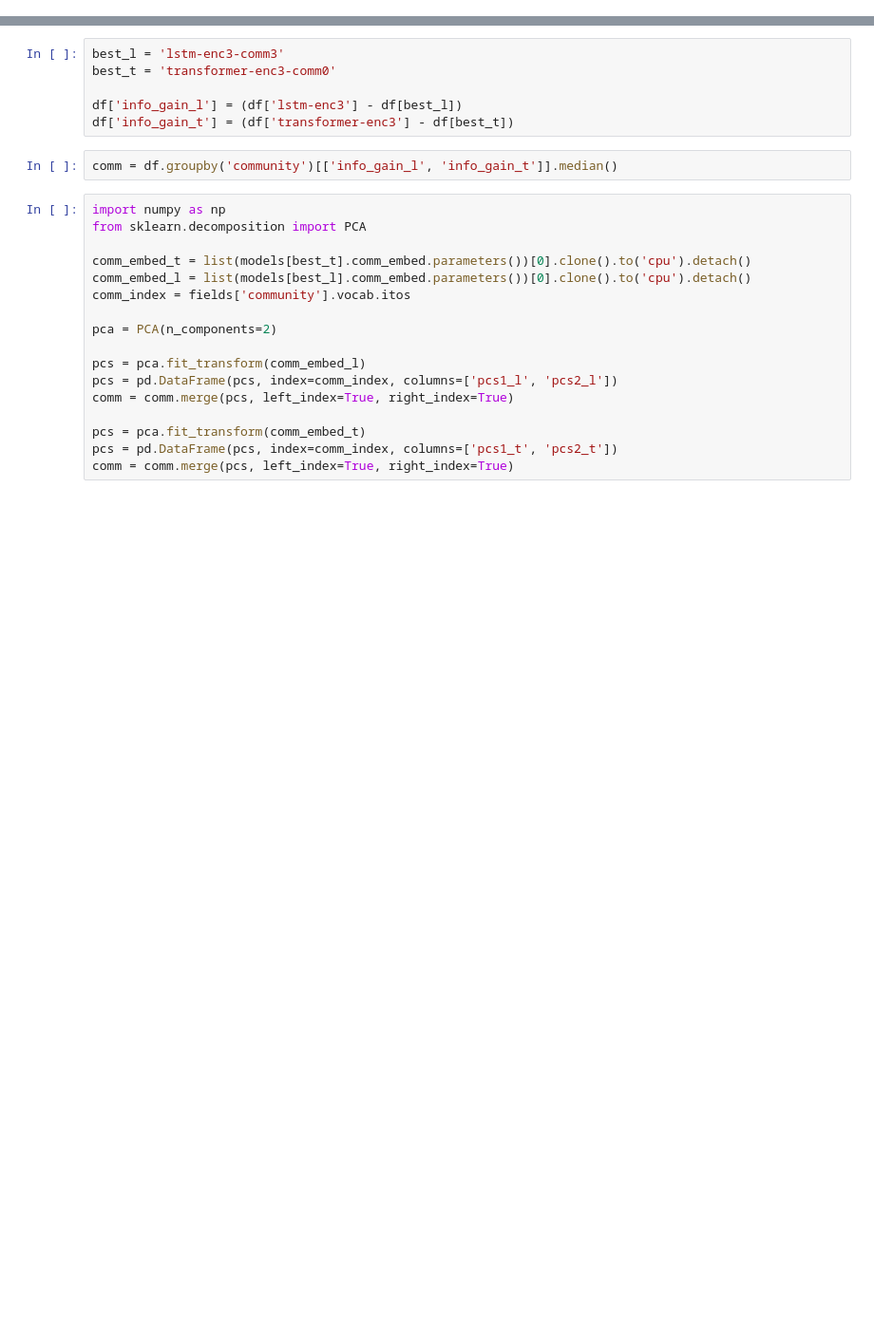
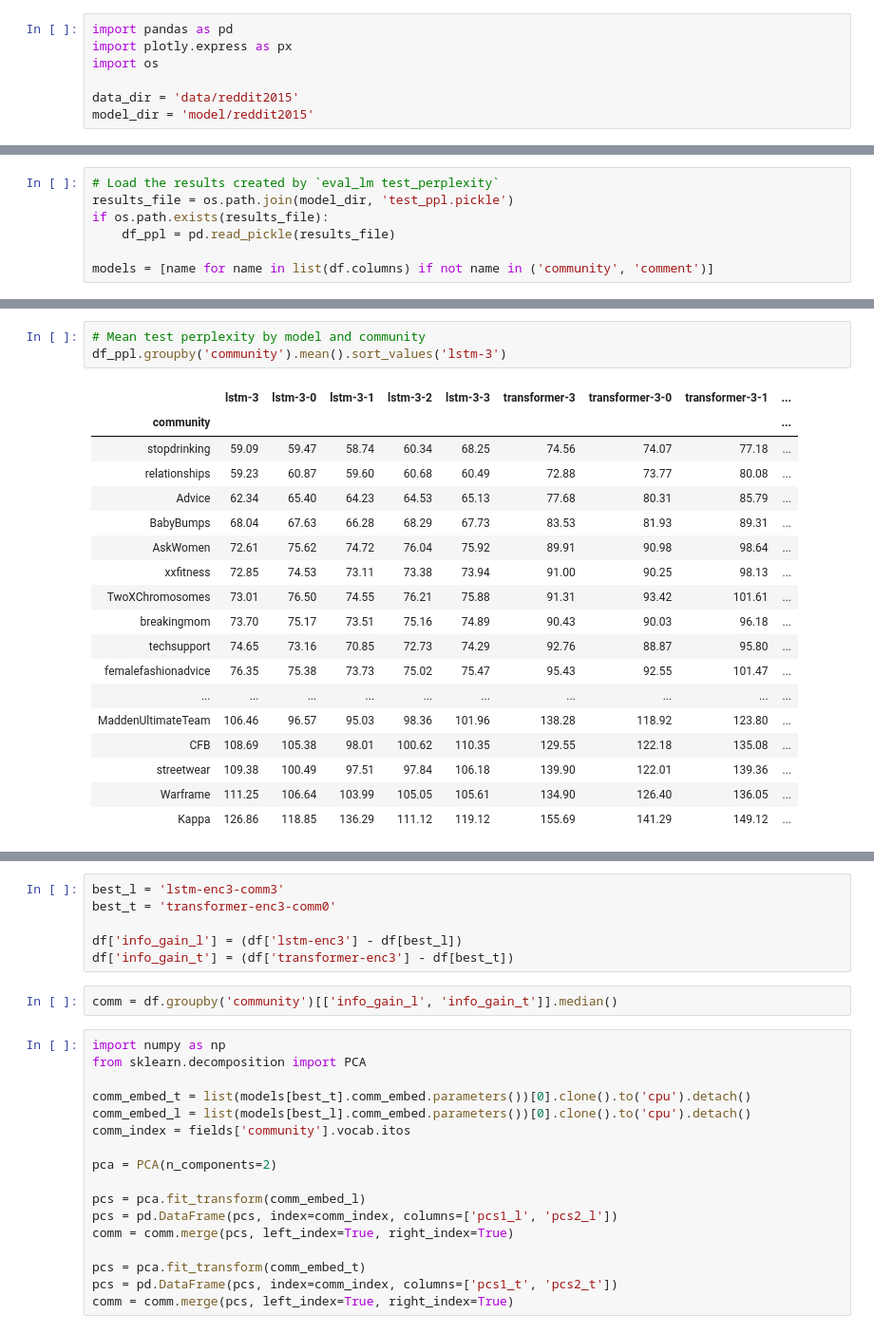
Before and after one commit to GU-CLASP/CommunityConditionedLM, a Jupyter notebook: Analysis.ipynb, the cells around one changed output, grey strips where cells are left out. Shown at 95% size. Saved outputs shown, nothing was run; the diff lists cells and outputs as text; blank space fills up the shorter version.

```diff
--- a/Analysis.ipynb
+++ b/Analysis.ipynb
@@ -181,0 +1,7 @@ fig.show()
+# %%
+import pandas as pd
+import plotly.express as px
+import os
+
+data_dir = 'data/reddit2015'
+model_dir = 'model/reddit2015'
@@ -181,0 +10,7 @@ fig.show()
+# %%
+# Load the results created by `eval_lm test_perplexity`
+results_file = os.path.join(model_dir, 'test_ppl.pickle')
+if os.path.exists(results_file):
+    df_ppl = pd.read_pickle(results_file)
+
+models = [name for name in list(df.columns) if not name in ('community', 'comment')]
@@ -181,0 +49,22 @@ fig.show()
+# %%
+# Mean test perplexity by model and community
+df_ppl.groupby('community').mean().sort_values('lstm-3')
+# %% [output]
+|  | lstm-3 | lstm-3-0 | lstm-3-1 | lstm-3-2 | lstm-3-3 | transformer-3 | transformer-3-0 | transformer-3-1 | ... |
+| community |  |  |  |  |  |  |  |  | ... |
+| stopdrinking | 59.09 | 59.47 | 58.74 | 60.34 | 68.25 | 74.56 | 74.07 | 77.18 | ... |
+| relationships | 59.23 | 60.87 | 59.60 | 60.68 | 60.49 | 72.88 | 73.77 | 80.08 | ... |
+| Advice | 62.34 | 65.40 | 64.23 | 64.53 | 65.13 | 77.68 | 80.31 | 85.79 | ... |
+| BabyBumps | 68.04 | 67.63 | 66.28 | 68.29 | 67.73 | 83.53 | 81.93 | 89.31 | ... |
+| AskWomen | 72.61 | 75.62 | 74.72 | 76.04 | 75.92 | 89.91 | 90.98 | 98.64 | ... |
+| xxfitness | 72.85 | 74.53 | 73.11 | 73.38 | 73.94 | 91.00 | 90.25 | 98.13 | ... |
+| TwoXChromosomes | 73.01 | 76.50 | 74.55 | 76.21 | 75.88 | 91.31 | 93.42 | 101.61 | ... |
+| breakingmom | 73.70 | 75.17 | 73.51 | 75.16 | 74.89 | 90.43 | 90.03 | 96.18 | ... |
+| techsupport | 74.65 | 73.16 | 70.85 | 72.73 | 74.29 | 92.76 | 88.87 | 95.80 | ... |
+| femalefashionadvice | 76.35 | 75.38 | 73.73 | 75.02 | 75.47 | 95.43 | 92.55 | 101.47 | ... |
+| ... | ... | ... | ... | ... | ... | ... | ... | ... | ... |
+| MaddenUltimateTeam | 106.46 | 96.57 | 95.03 | 98.36 | 101.96 | 138.28 | 118.92 | 123.80 | ... |
+| CFB | 108.69 | 105.38 | 98.01 | 100.62 | 110.35 | 129.55 | 122.18 | 135.08 | ... |
+| streetwear | 109.38 | 100.49 | 97.51 | 97.84 | 106.18 | 139.90 | 122.01 | 139.36 | ... |
+| Warframe | 111.25 | 106.64 | 103.99 | 105.05 | 105.61 | 134.90 | 126.40 | 136.05 | ... |
+| Kappa | 126.86 | 118.85 | 136.29 | 111.12 | 119.12 | 155.69 | 141.29 | 149.12 | ... |
```
Also changed, not shown: parts of 52 cells of this notebook.
